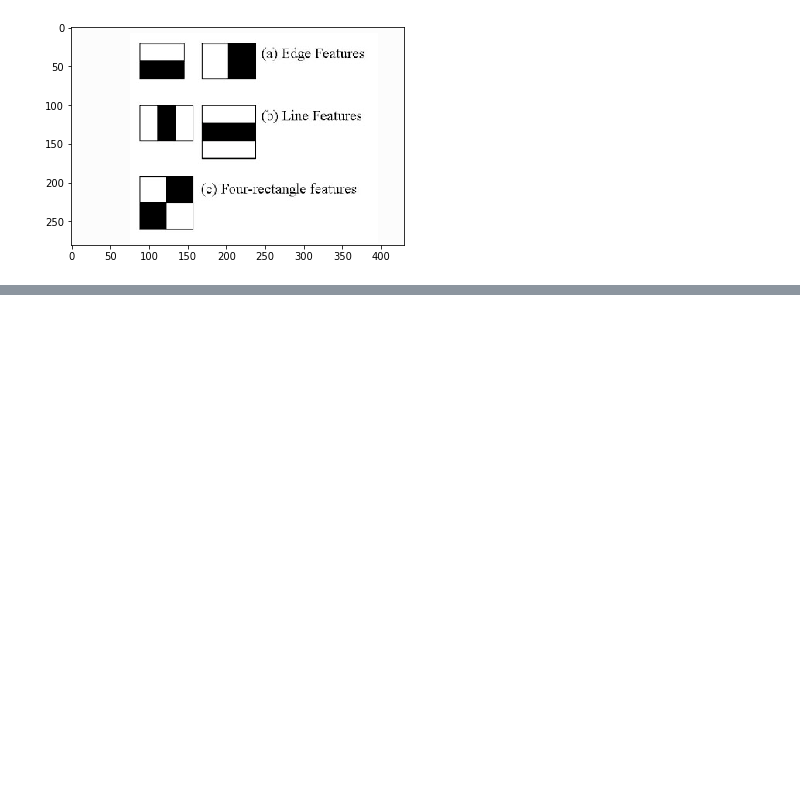
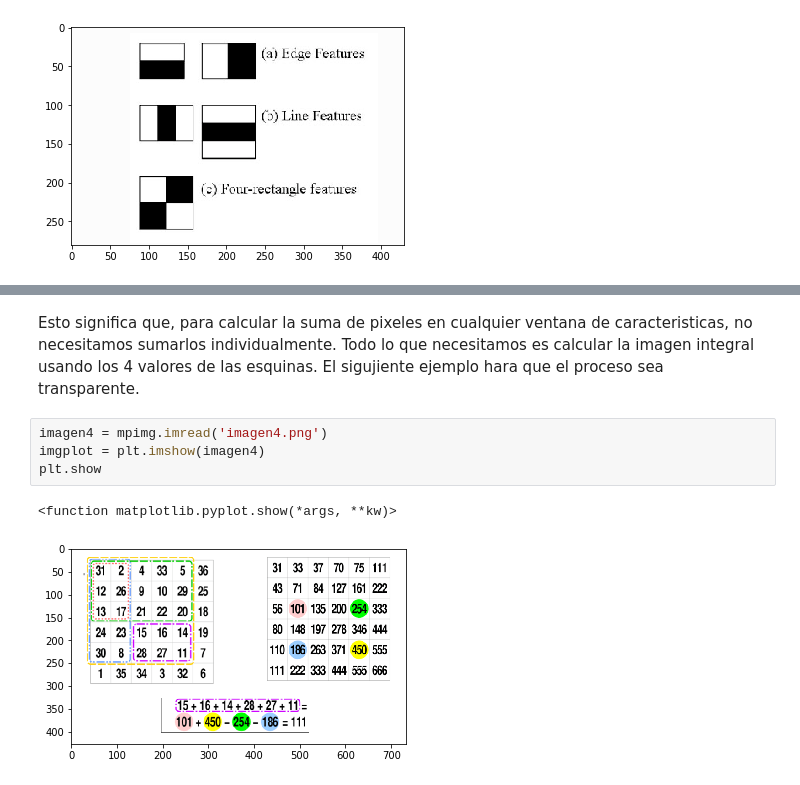
Before and after one commit to Karina984/IA-CLASE-M5, a Jupyter notebook: PracticaDeteccionFacial.ipynb, the cells around one changed output, grey strips where cells are left out. Saved outputs shown, nothing was run; the diff lists cells and outputs as text; blank space fills up the shorter version.

```diff
--- a/PracticaDeteccionFacial.ipynb
+++ b/PracticaDeteccionFacial.ipynb
@@ -42,0 +63,9 @@ plt.show()
+# %% [markdown]
+Esto significa que, para calcular la suma de pixeles en cualquier ventana de caracteristicas, no necesitamos sumarlos individualmente. Todo lo que necesitamos es calcular la imagen integral usando los 4 valores de las esquinas. El sigujiente ejemplo hara que el proceso sea transparente.
+# %%
+imagen4 = mpimg.imread('imagen4.png')
+imgplot = plt.imshow(imagen4)
+plt.show
+# %% [output]
+<function matplotlib.pyplot.show(*args, **kw)>
+[figure, added]
```
Also changed, not shown: parts of 32 cells of this notebook.
